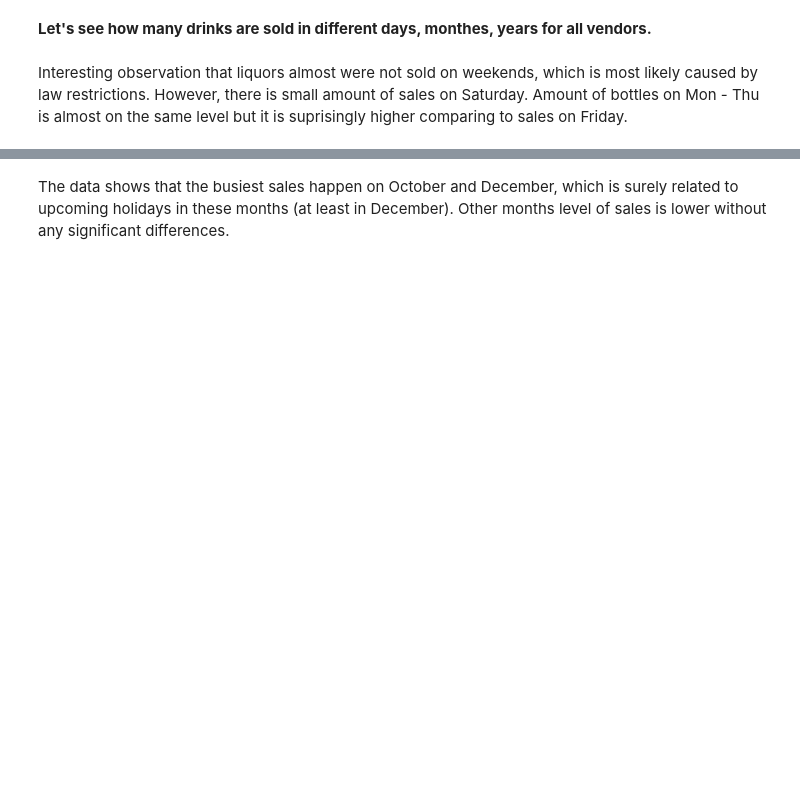
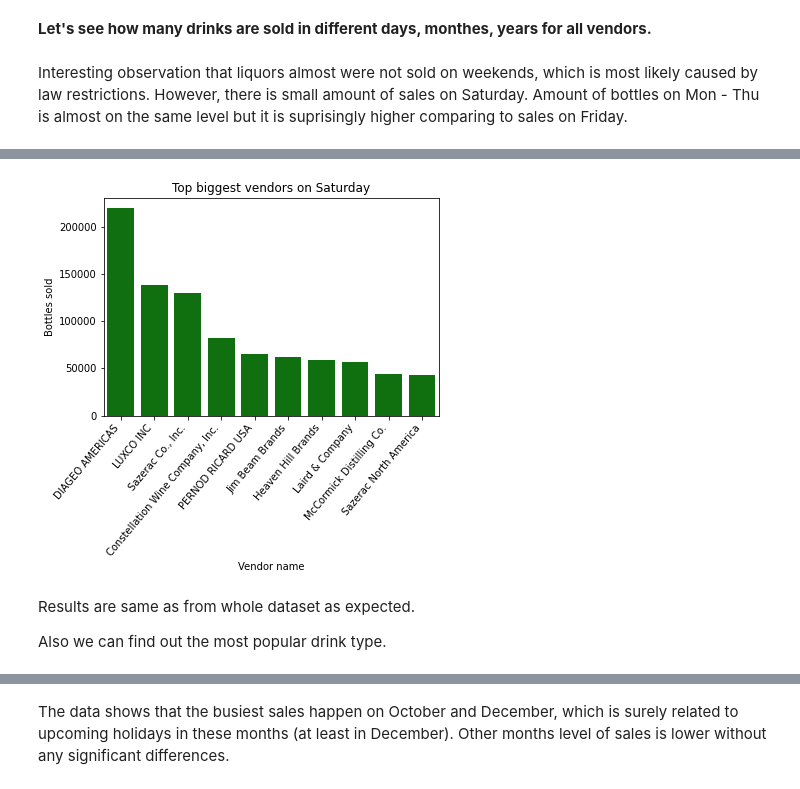
Before and after one commit to lytvyniuk/iowa_liquor_sales-Exploratory-Data-Analysis-, a Jupyter notebook: Test_task_iowa_liquor_sales.ipynb, the cells around one changed output, grey strips where cells are left out. Drawn from its saved outputs; the diff is of its cells as text; code cells hidden in the pictures; blank space fills up the shorter version.

```diff
--- a/Test_task_iowa_liquor_sales.ipynb
+++ b/Test_task_iowa_liquor_sales.ipynb
@@ -59,0 +112,4 @@ Interesting observation that liquors almost were not sold on weekends, which is
+# %%
+# merging with names
+df = pd.merge(df, df_names, on = "vendor_number", how='left').drop_duplicates(subset='vendor_number', keep="first")
+df
@@ -60 +128,14 @@ Interesting observation that liquors almost were not sold on weekends, which is
+# %%
+sns.barplot(x = 'vendor_name', y = 'bottles_sold',  data = df, color="green")
+plt.xticks(rotation=50, horizontalalignment='right')
+plt.xlabel("Vendor name")
+plt.ylabel("Bottles sold")
+plt.title("Top biggest vendors on Saturday")
+plt.show()
+# %% [output]
+[figure, added]
+# %% [markdown]
+Results are same as from whole dataset as expected.
+
+Also we can find out the most popular drink type.
 # %%
```
Also changed, not shown: parts of 21 cells of this notebook.
